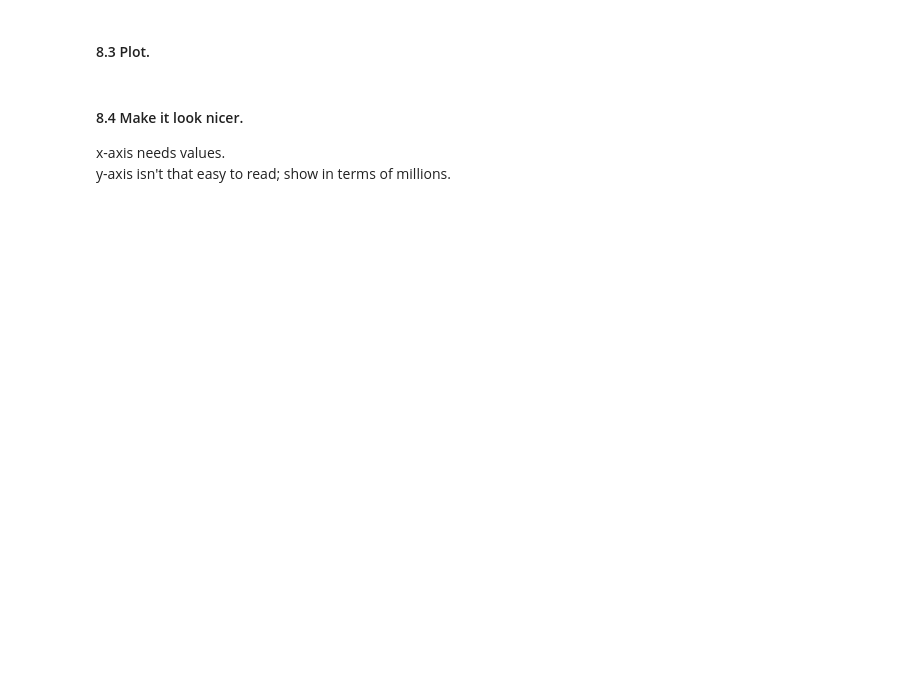
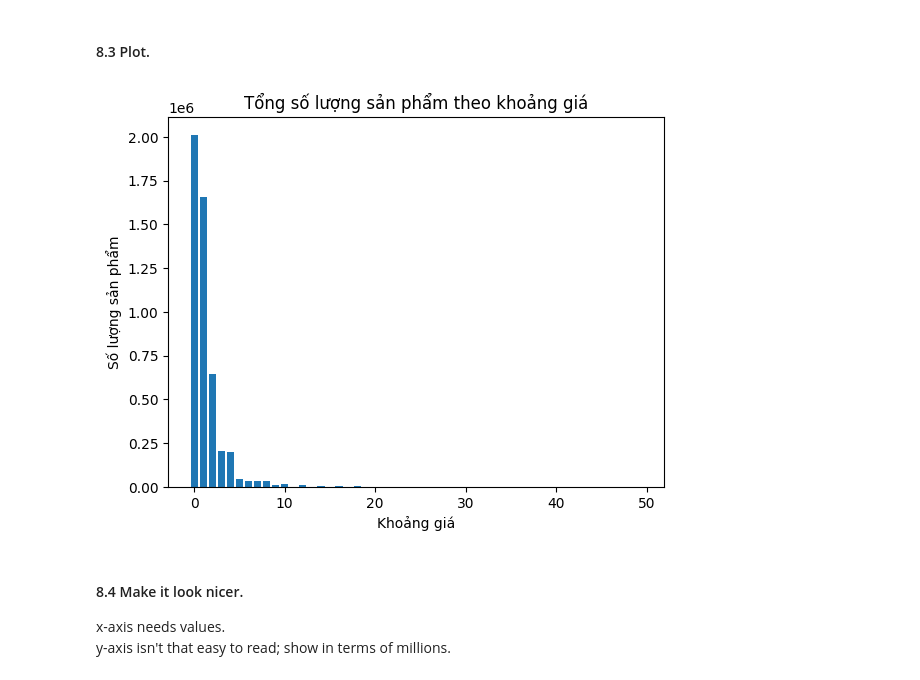
Before and after one commit to macvanthanh123/laptrinhai, a Jupyter notebook: bai_tap_bu_W8-9/07_Visualization/Online_Retail/72.ipynb, the cells around one changed output. Cells and saved outputs as stored; diff of their text form; code cells hidden in the pictures; blank space fills up the shorter version.

```diff
--- a/bai_tap_bu_W8-9/07_Visualization/Online_Retail/72.ipynb
+++ b/bai_tap_bu_W8-9/07_Visualization/Online_Retail/72.ipynb
@@ -151,3 +254,8 @@ Nevertheless the rate of drop in quantity is so drastic, it makes me wonder how
 That is what we are going to do now.
 
 #### 8.1 Group `UnitPrice` by intervals of 1 for prices [0,50), and sum `Quantity` and `Revenue`.
+# %%
+online_rt.dropna(subset=['CustomerID'], inplace=True)
+online_rt['PriceRange'] = pd.cut(online_rt['UnitPrice'], bins=range(0, 51), right=False)
+df6 = online_rt.groupby('PriceRange').agg({'Quantity': 'sum', 'Revenue': 'sum'}).reset_index()
+df6
@@ -154,5 +280,14 @@ That is what we are going to do now.
 # %% [markdown]
 #### 8.3 Plot.
+# %%
+
+plt.bar(df6.index, df6['Quantity'])
+plt.title('Tổng số lượng sản phẩm theo khoảng giá')
+plt.xlabel('Khoảng giá')
+plt.ylabel('Số lượng sản phẩm')
+plt.show()
+# %% [output]
+[figure, added]
 # %% [markdown]
 #### 8.4 Make it look nicer.
 x-axis needs values.
```
Also changed, not shown: parts of 14 cells of this notebook.
